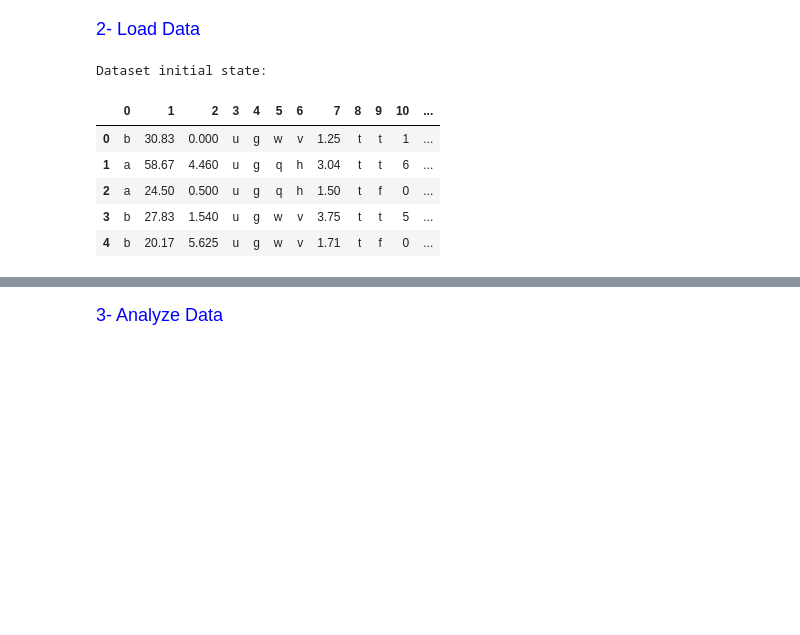
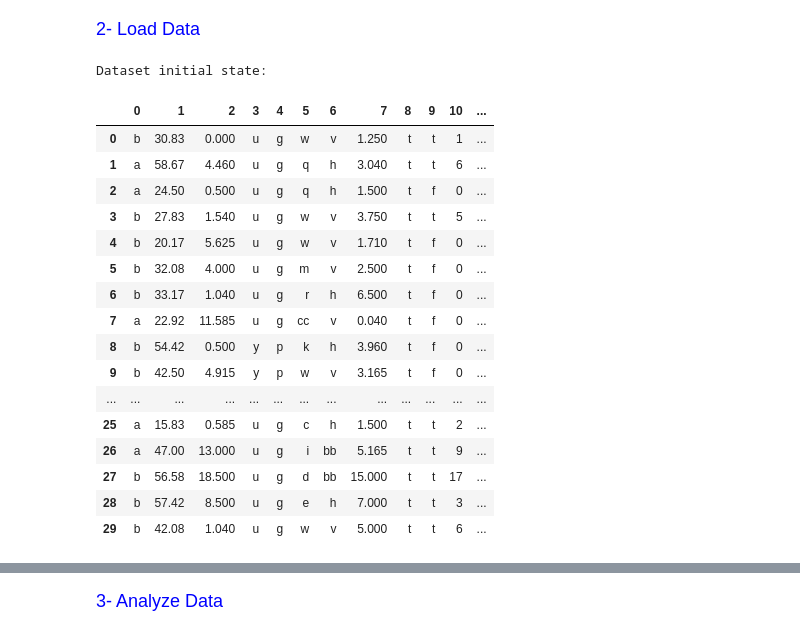
Before and after one commit to lebaz20/credit-approval-ml, a Jupyter notebook: project.ipynb, the cells around one changed output, grey strips where cells are left out. Drawn from its saved outputs; the diff is of its cells as text; code cells hidden in the pictures; blank space fills up the shorter version.

```diff
--- a/project.ipynb
+++ b/project.ipynb
@@ -23,17 +28,28 @@ pd.options.mode.chained_assignment = None  # default='warn'
 # %%
 ## In case of using Google Colab
 # from google.colab import drive
 # drive.mount('/content/drive')
 # file = '/content/drive/MyDrive/Colab Notebooks/crx.data.csv'
 file = os.path.abspath("data/crx.data.csv")
 datasetOriginal = pd.read_csv(file, header=None)
 print('Dataset initial state:')
-datasetOriginal.head()
+datasetOriginal.head(30)
 # %% [output]
 Dataset initial state:
 |  | 0 | 1 | 2 | 3 | 4 | 5 | 6 | 7 | 8 | 9 | 10 | ... |
-| 0 | b | 30.83 | 0.000 | u | g | w | v | 1.25 | t | t | 1 | ... |
-| 1 | a | 58.67 | 4.460 | u | g | q | h | 3.04 | t | t | 6 | ... |
-| 2 | a | 24.50 | 0.500 | u | g | q | h | 1.50 | t | f | 0 | ... |
-| 3 | b | 27.83 | 1.540 | u | g | w | v | 3.75 | t | t | 5 | ... |
-| 4 | b | 20.17 | 5.625 | u | g | w | v | 1.71 | t | f | 0 | ... |
+| 0 | b | 30.83 | 0.000 | u | g | w | v | 1.250 | t | t | 1 | ... |
+| 1 | a | 58.67 | 4.460 | u | g | q | h | 3.040 | t | t | 6 | ... |
+| 2 | a | 24.50 | 0.500 | u | g | q | h | 1.500 | t | f | 0 | ... |
+| 3 | b | 27.83 | 1.540 | u | g | w | v | 3.750 | t | t | 5 | ... |
+| 4 | b | 20.17 | 5.625 | u | g | w | v | 1.710 | t | f | 0 | ... |
+| 5 | b | 32.08 | 4.000 | u | g | m | v | 2.500 | t | f | 0 | ... |
+| 6 | b | 33.17 | 1.040 | u | g | r | h | 6.500 | t | f | 0 | ... |
+| 7 | a | 22.92 | 11.585 | u | g | cc | v | 0.040 | t | f | 0 | ... |
+| 8 | b | 54.42 | 0.500 | y | p | k | h | 3.960 | t | f | 0 | ... |
+| 9 | b | 42.50 | 4.915 | y | p | w | v | 3.165 | t | f | 0 | ... |
+| ... | ... | ... | ... | ... | ... | ... | ... | ... | ... | ... | ... | ... |
+| 25 | a | 15.83 | 0.585 | u | g | c | h | 1.500 | t | t | 2 | ... |
+| 26 | a | 47.00 | 13.000 | u | g | i | bb | 5.165 | t | t | 9 | ... |
+| 27 | b | 56.58 | 18.500 | u | g | d | bb | 15.000 | t | t | 17 | ... |
+| 28 | b | 57.42 | 8.500 | u | g | e | h | 7.000 | t | t | 3 | ... |
+| 29 | b | 42.08 | 1.040 | u | g | w | v | 5.000 | t | t | 6 | ... |
```
Also changed, not shown: parts of 24 cells of this notebook, 5 other files.
